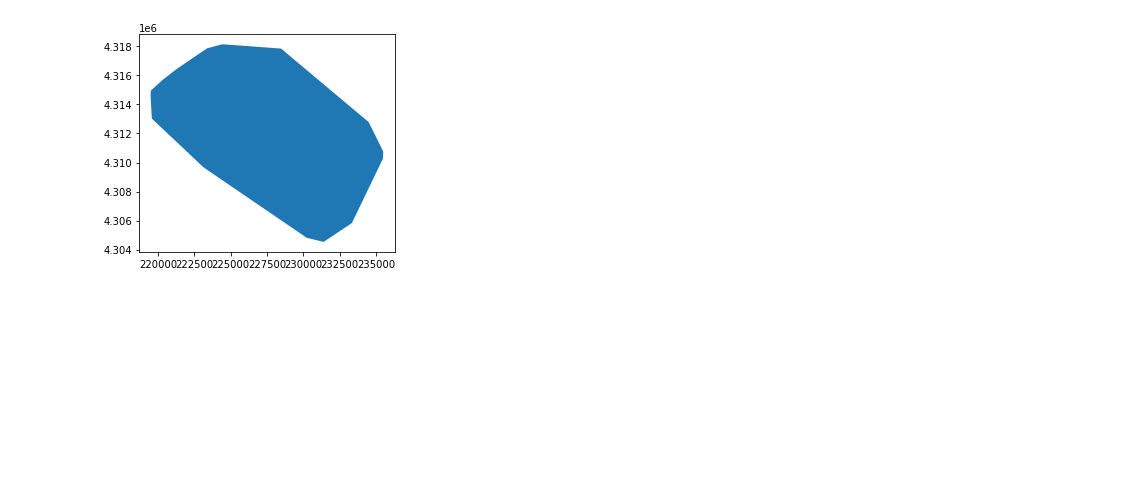
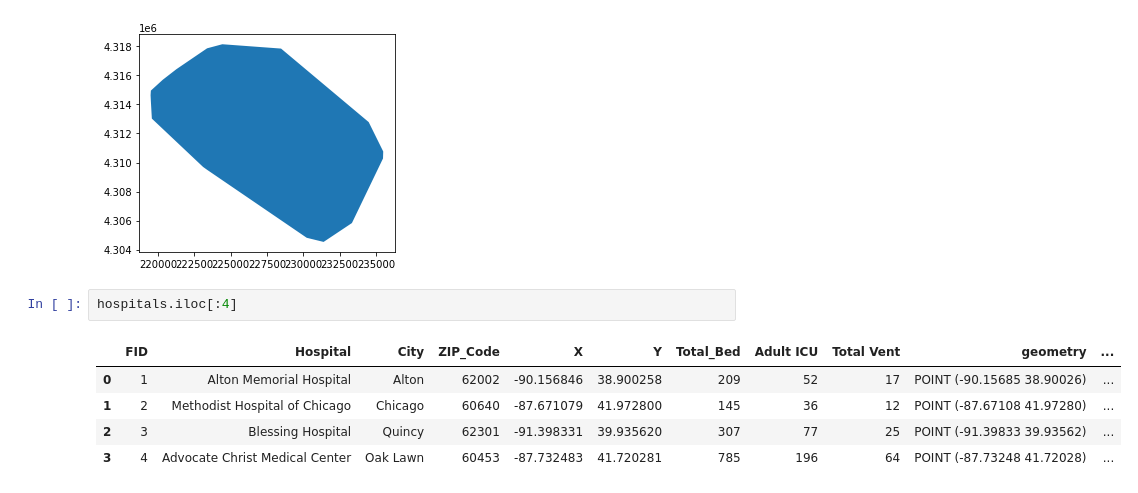
Before and after one commit to GIS4DEV/illinois-accessibility, a Jupyter notebook: COVID-19AccessibilityNotebook-main/COVID-19Acc.ipynb, the cells around one changed output. Drawn from its saved outputs; the diff is of its cells as text; blank space fills up the shorter version.

```diff
--- a/COVID-19AccessibilityNotebook-main/COVID-19Acc.ipynb
+++ b/COVID-19AccessibilityNotebook-main/COVID-19Acc.ipynb
@@ -550,3 +525,11 @@ result[0][0].plot()
 # %% [output]
 <AxesSubplot:>
 [figure]
+# %%
+hospitals.iloc[:4]
+# %% [output]
+|  | FID | Hospital | City | ZIP_Code | X | Y | Total_Bed | Adult ICU | Total Vent | geometry | ... |
+| 0 | 1 | Alton Memorial Hospital | Alton | 62002 | -90.156846 | 38.900258 | 209 | 52 | 17 | POINT (-90.15685 38.90026) | ... |
+| 1 | 2 | Methodist Hospital of Chicago | Chicago | 60640 | -87.671079 | 41.972800 | 145 | 36 | 12 | POINT (-87.67108 41.97280) | ... |
+| 2 | 3 | Blessing Hospital | Quincy | 62301 | -91.398331 | 39.935620 | 307 | 77 | 25 | POINT (-91.39833 39.93562) | ... |
+| 3 | 4 | Advocate Christ Medical Center | Oak Lawn | 60453 | -87.732483 | 41.720281 | 785 | 196 | 64 | POINT (-87.73248 41.72028) | ... |
```
Also changed, not shown: parts of 10 cells of this notebook.
